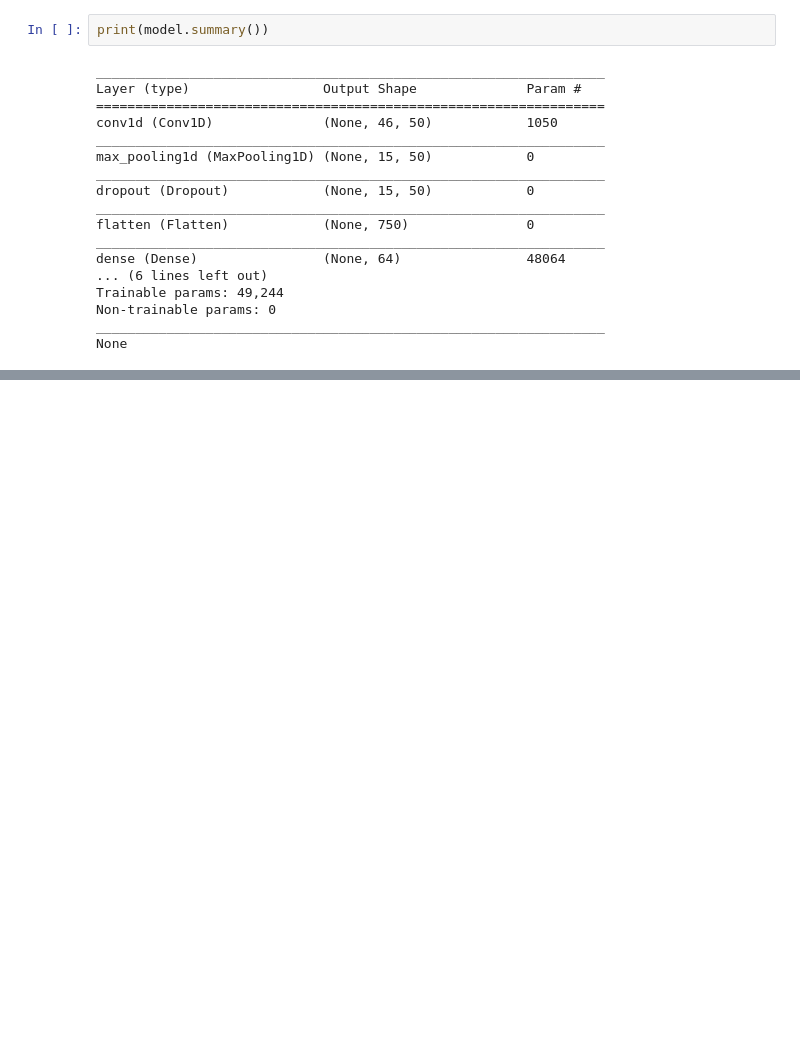
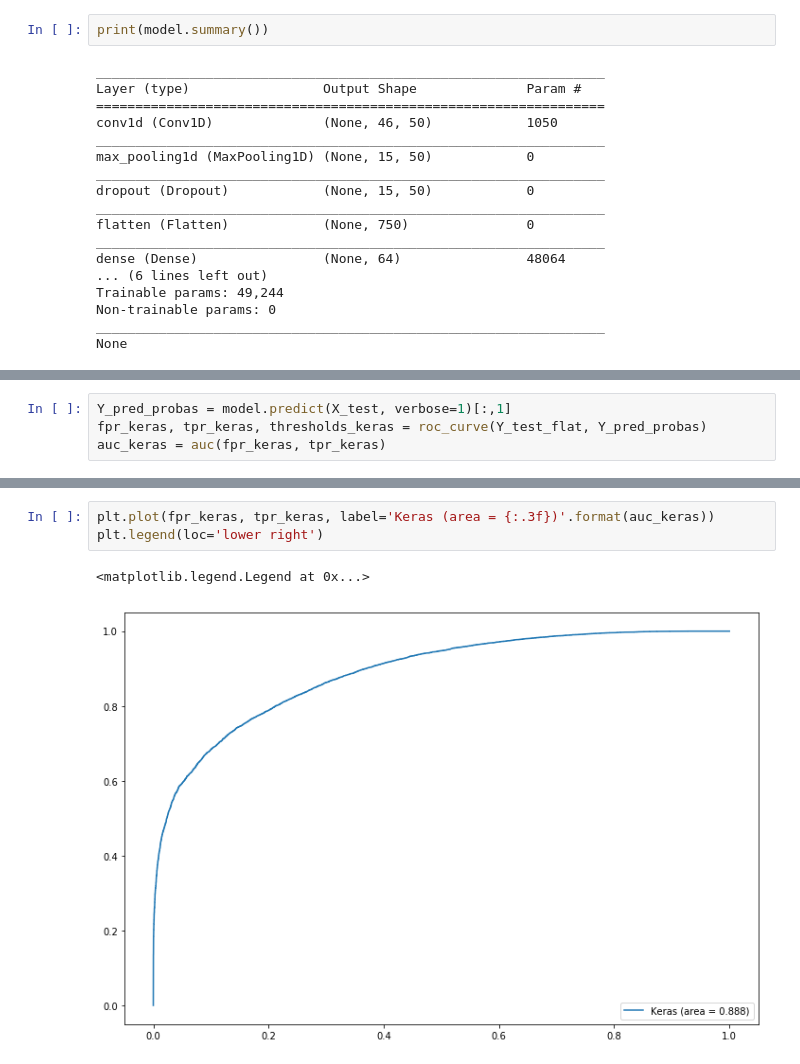
Before and after one commit to AlexShein/DeepLearning, a Jupyter notebook: mRNA_vs_Shuffled.ipynb, the cells around one changed output, grey strips where cells are left out. Cells and saved outputs as stored; diff of their text form; blank space fills up the shorter version.

```diff
--- a/mRNA_vs_Shuffled.ipynb
+++ b/mRNA_vs_Shuffled.ipynb
@@ -197,0 +209,4 @@ Normalized confusion matrix
+# %%
+Y_pred_probas = model.predict(X_test, verbose=1)[:,1]
+fpr_keras, tpr_keras, thresholds_keras = roc_curve(Y_test_flat, Y_pred_probas)
+auc_keras = auc(fpr_keras, tpr_keras)
@@ -197,0 +215,6 @@ Normalized confusion matrix
+# %%
+plt.plot(fpr_keras, tpr_keras, label='Keras (area = {:.3f})'.format(auc_keras))
+plt.legend(loc='lower right')
+# %% [output]
+<matplotlib.legend.Legend at 0x...>
+[figure, added]
```
Also changed, not shown: parts of 7 cells of this notebook, 1 other file.
